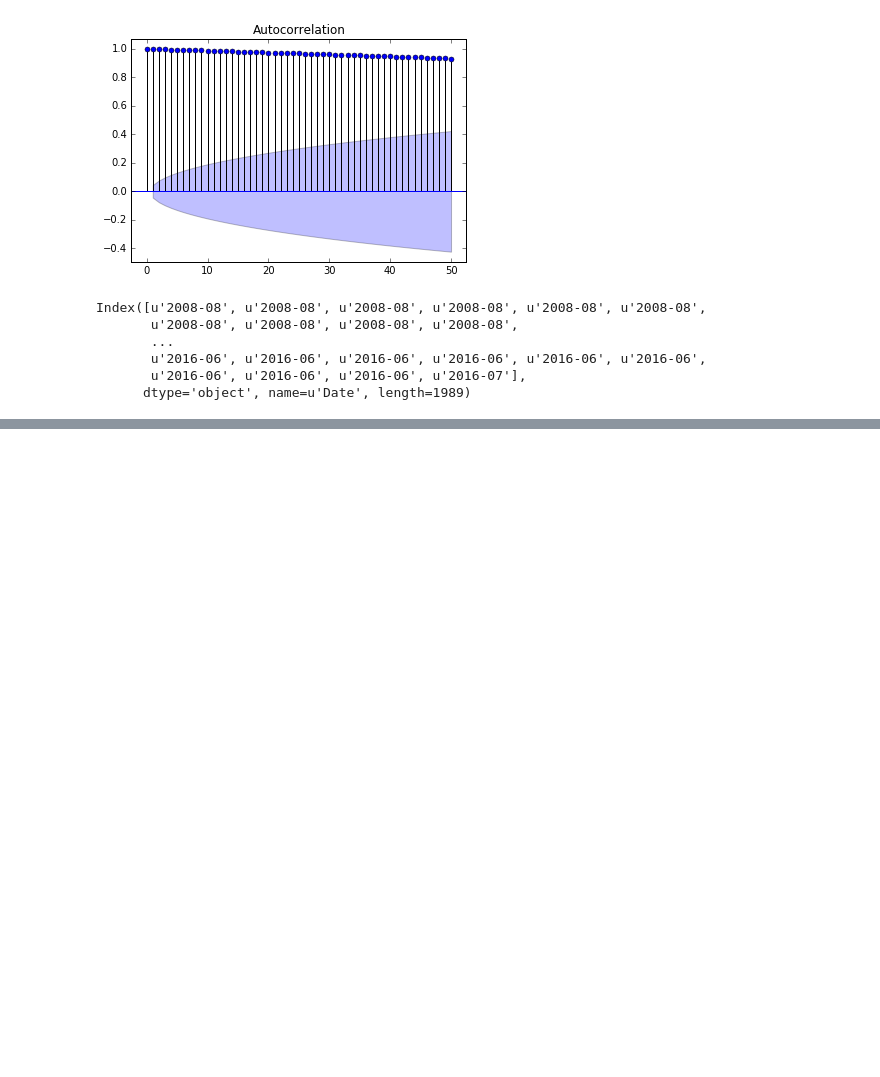
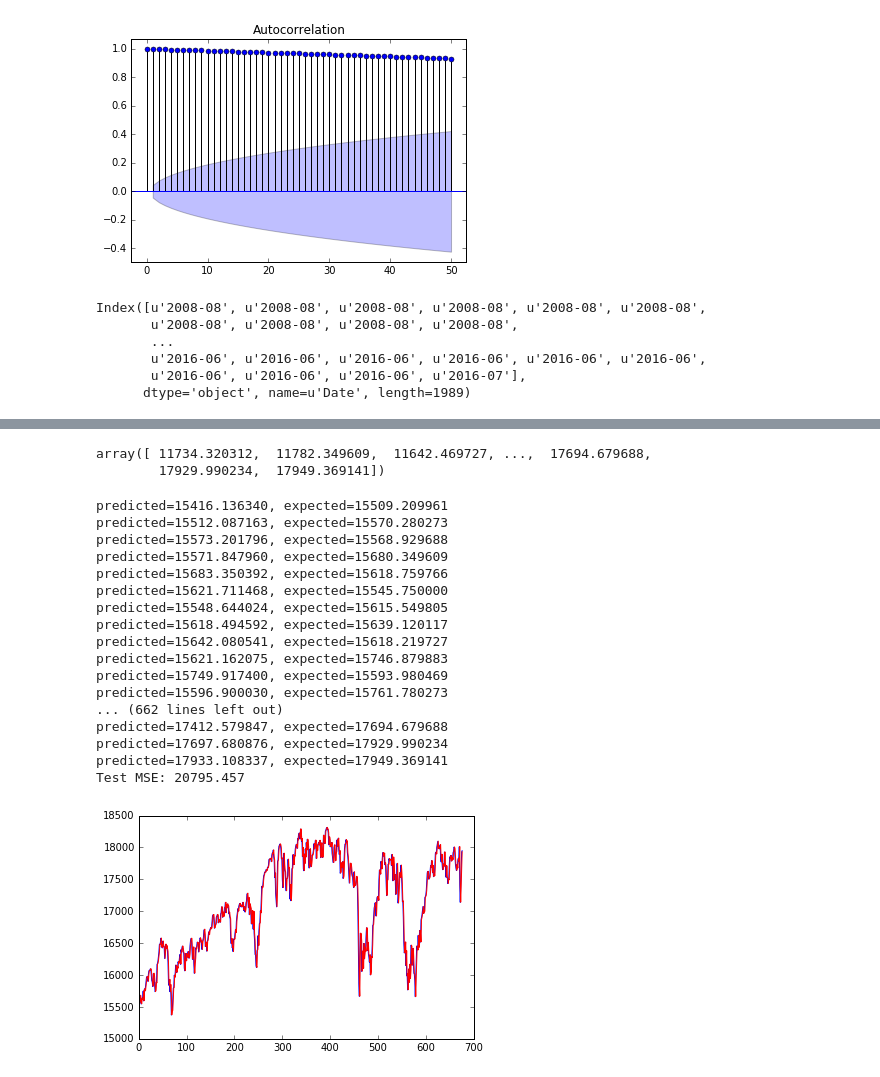
Before and after one commit to ShreyamsJain/Stock-Price-Prediction-Model, a Jupyter notebook: StockPredictionModelv2.ipynb, the cells around one changed output, grey strips where cells are left out. Drawn from its saved outputs; the diff is of its cells as text; code cells hidden in the pictures; blank space fills up the shorter version.

```diff
--- a/StockPredictionModelv2.ipynb
+++ b/StockPredictionModelv2.ipynb
@@ -624,0 +680,45 @@ print(residuals.describe())
+# %%
+df_dateclose.values
+# %% [output]
+array([ 11734.320312,  11782.349609,  11642.469727, ...,  17694.679688,
+        17929.990234,  17949.369141])
+# %%
+X = df_dateclose.values
+size = int(len(X) * 0.66)
+train, test = X[0:size], X[size:len(X)]
+history = [x for x in train]
+predictions = list()
+for t in range(len(test)):
+    model = ARIMA(history, order=(0,1,0))
+    model_fit = model.fit(disp=0)
+    output = model_fit.forecast()
+    yhat = output[0]
+    predictions.append(yhat)
+    obs = test[t]
+    history.append(obs)
+    print('predicted=%f, expected=%f' % (yhat, obs))
+error = mean_squared_error(test, predictions)
+print('Test MSE: %.3f' % error)
+# plot
+pyplot.plot(test)
+pyplot.plot(predictions, color='red')
+pyplot.show()
+# %% [output]
+predicted=15416.136340, expected=15509.209961
+predicted=15512.087163, expected=15570.280273
+predicted=15573.201796, expected=15568.929688
+predicted=15571.847960, expected=15680.349609
+predicted=15683.350392, expected=15618.759766
+predicted=15621.711468, expected=15545.750000
+predicted=15548.644024, expected=15615.549805
+predicted=15618.494592, expected=15639.120117
+predicted=15642.080541, expected=15618.219727
+predicted=15621.162075, expected=15746.879883
+predicted=15749.917400, expected=15593.980469
+predicted=15596.900030, expected=15761.780273
+... (662 lines left out)
+predicted=17412.579847, expected=17694.679688
+predicted=17697.680876, expected=17929.990234
+predicted=17933.108337, expected=17949.369141
+Test MSE: 20795.457
+[figure, added]
```
Also changed, not shown: parts of 6 cells of this notebook.
